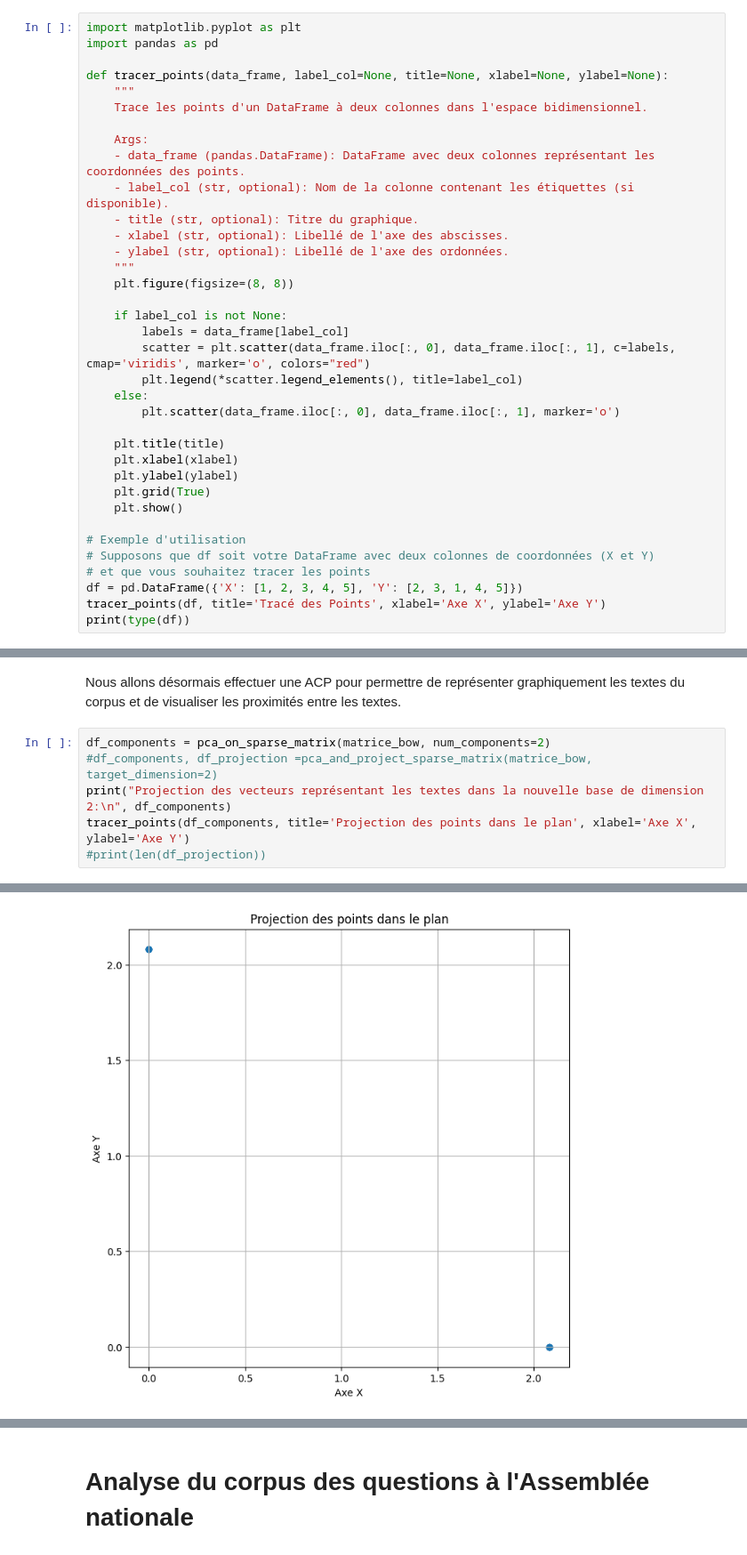
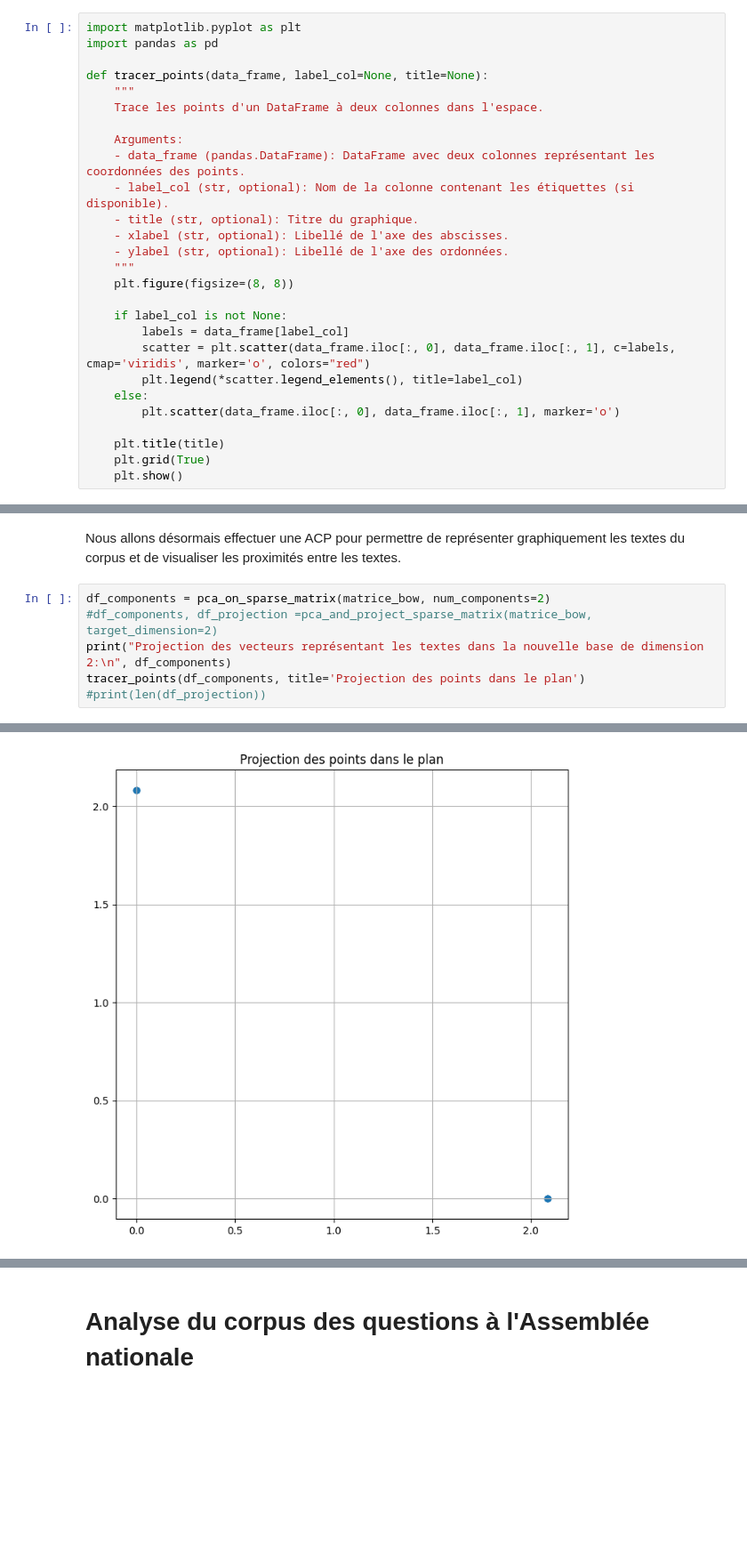
Before and after one commit to jcomperatore/PythonPourLaDataScience, a Jupyter notebook: Analyse thématique/première_analyse_textuelle.ipynb, the cells around one changed output, grey strips where cells are left out. Shown at 89% size. Cells and saved outputs as stored; diff of their text form; blank space fills up the shorter version.

```diff
--- a/Analyse thématique/première_analyse_textuelle.ipynb
+++ b/Analyse thématique/première_analyse_textuelle.ipynb
@@ -112,11 +110,11 @@ def pca_on_sparse_matrix(sparse_matrix, num_components=2):
 import matplotlib.pyplot as plt
 import pandas as pd
 
-def tracer_points(data_frame, label_col=None, title=None, xlabel=None, ylabel=None):
+def tracer_points(data_frame, label_col=None, title=None):
     """
-    Trace les points d'un DataFrame à deux colonnes dans l'espace bidimensionnel.
+    Trace les points d'un DataFrame à deux colonnes dans l'espace.
 
-    Args:
+    Arguments:
     - data_frame (pandas.DataFrame): DataFrame avec deux colonnes représentant les coordonnées des points.
     - label_col (str, optional): Nom de la colonne contenant les étiquettes (si disponible).
     - title (str, optional): Titre du graphique.
@@ -133,14 +131,5 @@ def tracer_points(data_frame, label_col=None, title=None, xlabel=None, ylabel=No
         plt.scatter(data_frame.iloc[:, 0], data_frame.iloc[:, 1], marker='o')
 
     plt.title(title)
-    plt.xlabel(xlabel)
-    plt.ylabel(ylabel)
     plt.grid(True)
     plt.show()
-
-# Exemple d'utilisation
-# Supposons que df soit votre DataFrame avec deux colonnes de coordonnées (X et Y)
-# et que vous souhaitez tracer les points
-df = pd.DataFrame({'X': [1, 2, 3, 4, 5], 'Y': [2, 3, 1, 4, 5]})
-tracer_points(df, title='Tracé des Points', xlabel='Axe X', ylabel='Axe Y')
-print(type(df))
@@ -191,7 +177,7 @@ Nous allons désormais effectuer une ACP pour permettre de représenter graphiqu
 df_components = pca_on_sparse_matrix(matrice_bow, num_components=2)
 #df_components, df_projection =pca_and_project_sparse_matrix(matrice_bow, target_dimension=2)
 print("Projection des vecteurs représentant les textes dans la nouvelle base de dimension 2:\n", df_components)
-tracer_points(df_components, title='Projection des points dans le plan', xlabel='Axe X', ylabel='Axe Y')
+tracer_points(df_components, title='Projection des points dans le plan')
 #print(len(df_projection))
 # %% [output]
 Projection des vecteurs représentant les textes dans la nouvelle base de dimension 2:
@@ -205 +191 @@ Projection des vecteurs représentant les textes dans la nouvelle base de dimens
-[figure, old version]
+[figure, new version]
```
Also changed, not shown: parts of 17 cells of this notebook.
